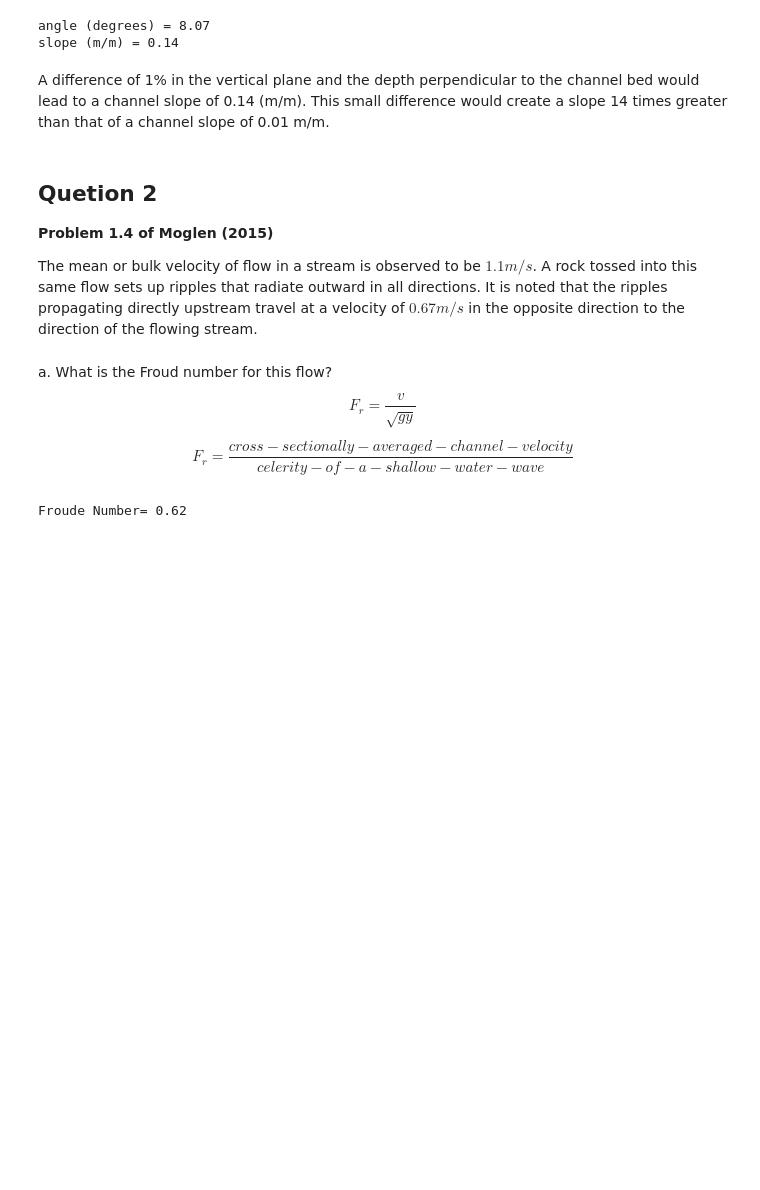
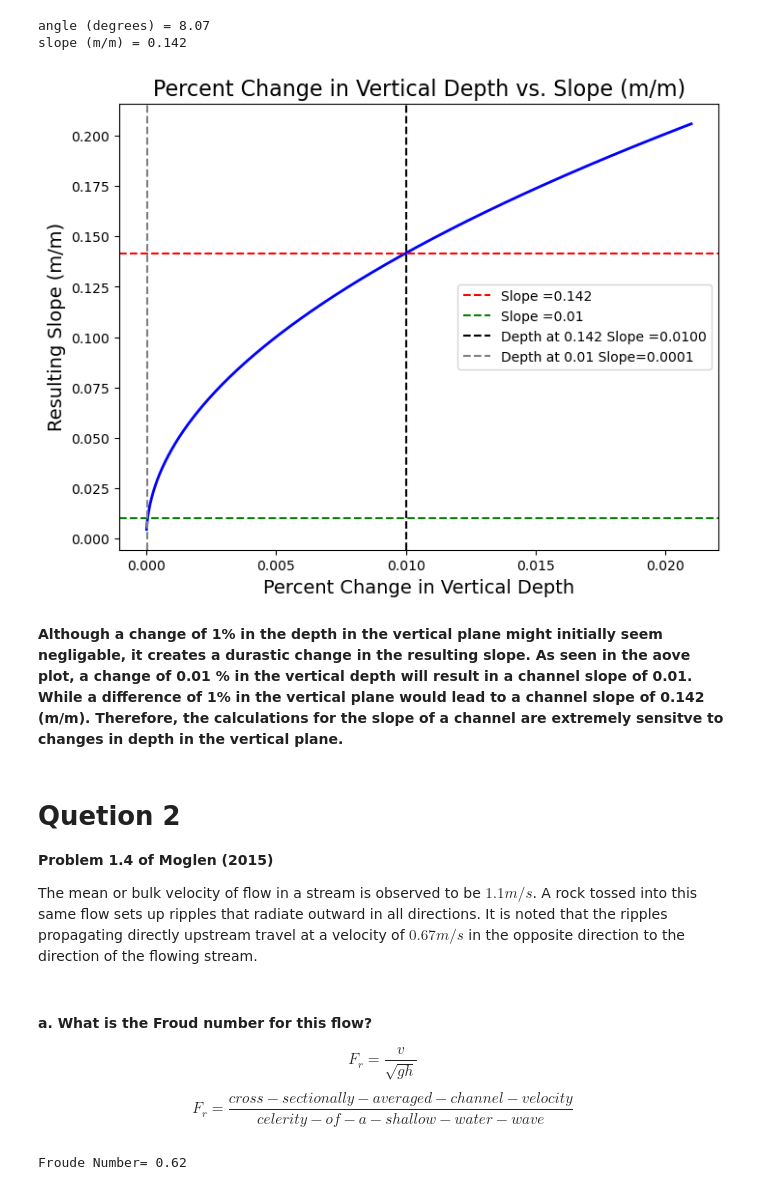
Before and after one commit to tyler-26-smith/OpenChanFlow, a Jupyter notebook: HW/Homework2.ipynb, the cells around one changed output. Cells and saved outputs as stored; diff of their text form; code cells hidden in the pictures; blank space fills up the shorter version.

```diff
--- a/HW/Homework2.ipynb
+++ b/HW/Homework2.ipynb
@@ -12,21 +24,60 @@ angle_deg = np.rad2deg(angle_rad)
 slope = np.tan(angle_rad)
 
 print('angle (degrees) =', round(angle_deg, 2))
-print('slope (m/m) =', round(slope, 2))
+print('slope (m/m) =', round(slope, 3))
 # %% [output]
 angle (degrees) = 8.07
-slope (m/m) = 0.14
+slope (m/m) = 0.142
+# %%
+import numpy as np
+import matplotlib.pyplot as plt
+
+data_array = np.arange(0.00001, 0.021, 0.00001)
+
+slope_data = []
+
+for x in data_array:
+    angle_rad = np.arccos(1 / (1 + x))
+    slope = np.tan(angle_rad)
+    slope_data.append(slope)
+
+data_array = np.array(data_array)
+slope_data_array = np.array(slope_data)
+
+plt.figure(figsize=(8, 6))
+plt.plot(data_array, slope_data_array, color='blue', linewidth=2)
+plt.xlabel('Percent Change in Vertical Depth', fontsize=14)
+plt.ylabel('Resulting Slope (m/m)', fontsize=14)
+plt.title('Percent Change in Vertical Depth vs. Slope (m/m)', fontsize=16)
+plt.grid(False)
+
+# Calculate the x-intercept
+x_intercept1 = data_array[np.argmin(np.abs(slope_data_array - 0.14177446878757832))]
+x_intercept2 = data_array[np.argmin(np.abs(slope_data_array - 0.01))]
+
+# Add horizontal line at y=0.14177446878757832
+plt.axhline(y=0.14177446878757832, color='red', linestyle='--', label='Slope =0.142')
+plt.axhline(y=0.01, color='green', linestyle='--', label='Slope =0.01')
+
+# Add vertical line at x-intercept
+plt.axvline(x=x_intercept1, color='black', linestyle='--', label=f'Depth at 0.142 Slope ={x_intercept1:.4f}')
+plt.axvline(x=x_intercept2, color='grey', linestyle='--', label=f'Depth at 0.01 Slope={x_intercept2:.4f}')
+
+plt.legend()
+plt.show()
+# %% [output]
+[figure, added]
 # %% [markdown]
-A difference of 1% in the vertical plane and the depth perpendicular to the channel bed would lead to a channel slope of 0.14 (m/m). This small difference would create a slope 14 times greater than that of a channel slope of 0.01 m/m.
+**Although a change of 1% in the depth in the vertical plane might initially seem negligable, it creates a durastic change in the resulting slope. As seen in the aove plot, a change of 0.01 % in the vertical depth will result in a channel slope of 0.01. While a difference of 1% in the vertical plane would lead to a channel slope of 0.142 (m/m). Therefore, the calculations for the slope of a channel are extremely sensitve to changes in depth in the vertical plane.**
 # %% [markdown]
-## Quetion 2
+# Quetion 2
 **Problem 1.4 of Moglen (2015)**
 
 The mean or bulk velocity of flow in a stream is observed to be $1.1 m/s$. A rock tossed into this same flow sets up ripples that radiate outward in all directions. It is noted that the ripples propagating directly upstream travel at a velocity of $0.67 m/s$ in the opposite direction to the direction of the flowing stream.
 # %% [markdown]
-a. What is the Froud number for this flow?
+#### a. What is the Froud number for this flow?
 $$
-F_r = \frac{v}{\sqrt{gy}}
+F_r = \frac{v}{\sqrt{gh}}
 $$
 
 $$
```
Also changed, not shown: parts of 19 cells of this notebook.
